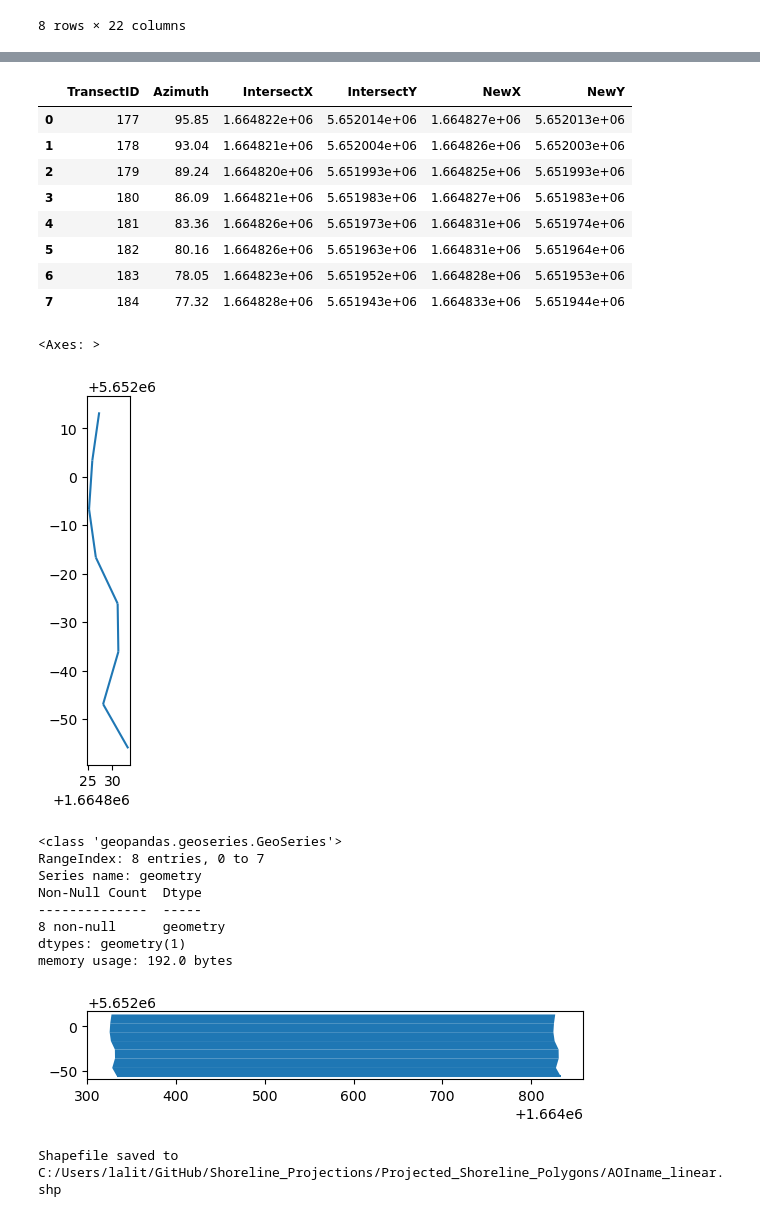
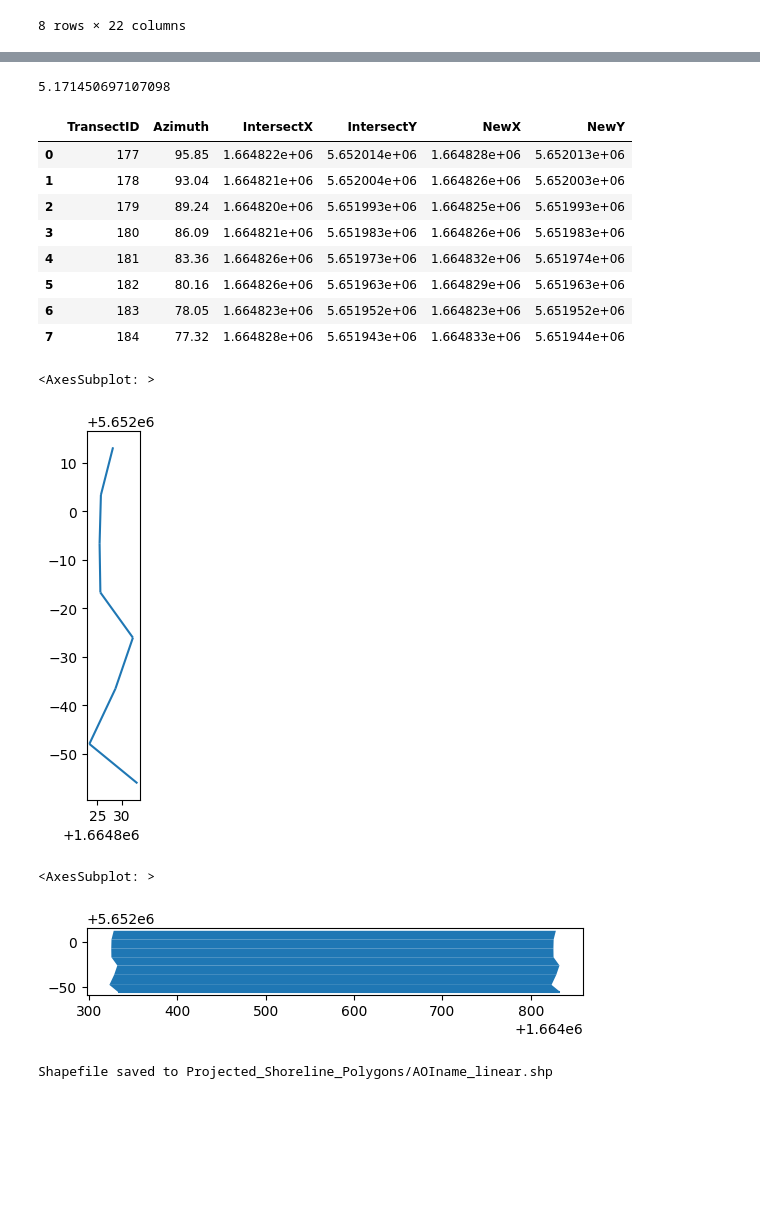
Before and after one commit to RNC-Research-Group/CliffErosion_Projections, a Jupyter notebook: Shoreline Projection Linear.ipynb, the cells around one changed output, grey strips where cells are left out. Saved outputs shown, nothing was run; the diff lists cells and outputs as text; code cells hidden in the pictures; blank space fills up the shorter version.

```diff
--- a/Shoreline Projection Linear.ipynb
+++ b/Shoreline Projection Linear.ipynb
@@ -11,8 +11,9 @@ from shapely.affinity import translate
 from shapely.geometry import Polygon
 # %%
 #Load shapefile
-TestPoints = gpd.read_file ('C:/Users/lalit/GitHub/Shoreline_Projections/Shapefiles/CapeEgmont_TEST_intersect3.shp')
+TestPoints = gpd.read_file('Shapefiles/CapeEgmont_TEST_intersect3.shp')
 
+TestPoints.crs = 2193
 #View shapefile table
 TestPoints
 # %% [output]
@@ -112,7 +121,7 @@ distances = np.array(TestPoints['Distance'])  # Replace with your distance value
 
 # Convert datetime to numerical values (days since a reference date)
 reference_date = pd.to_datetime('1950-01-01')
-numerical_dates = (dates - reference_date).dt.days
+numerical_dates = (dates - reference_date).dt.days / 365.25
 
 # Group data by Transect ID
 grouped = TestPoints.groupby('TransectID')
@@ -121,14 +130,14 @@ grouped = TestPoints.groupby('TransectID')
 results = []
 for group_name, group_data in grouped:
     # Convert datetime to numerical values (days since a reference date)
-    group_data['NumericalDate'] = (group_data['Date'] - reference_date).dt.days
+    group_data['NumericalDate'] = (group_data['Date'] - reference_date).dt.days / 365.25
 
     coefficients = np.polyfit(group_data['NumericalDate'], group_data['Distance'], 1)
     slope = coefficients[0]
     intercept = coefficients[1]
 
     # Calculate the predicted distance for the target date (2100-01-01)
-    numerical_target_date = (pd.to_datetime('2100-01-01') - reference_date).days
+    numerical_target_date = (pd.to_datetime('2100-01-01') - reference_date).days / 365.25
     predicted_distance_target = slope * numerical_target_date + intercept
 
     results.append({
@@ -147,9 +156,11 @@ print(results_df)
 # Calculate the absolute difference between the predicted distances and the old distances for each Transect ID
 plt.figure(figsize=(10, 6))
 
+distance_lookup = {}
+
 for group_name, group_data in grouped:
     # Convert datetime to numerical values (days since a reference date)
-    group_data['NumericalDate'] = (group_data['Date'] - reference_date).dt.days
+    group_data['NumericalDate'] = (group_data['Date'] - reference_date).dt.days / 365.25
 
     coefficients = np.polyfit(group_data['NumericalDate'], group_data['Distance'], 1)
     slope = coefficients[0]
@@ -161,11 +172,12 @@ for group_name, group_data in grouped:
     predicted_distance_last_old = slope * numerical_last_old_date + intercept
 
     # Calculate the predicted distance for the target date
-    numerical_target_date = (pd.to_datetime('2100-01-01') - reference_date).days
+    numerical_target_date = (pd.to_datetime('2100-01-01') - reference_date).days / 365.25
     predicted_distance_target = slope * numerical_target_date + intercept
 
     # Calculate the absolute difference between the predicted distances
     distance_difference = abs(predicted_distance_last_old - predicted_distance_target)
+    distance_lookup[group_name] = distance_difference
 
     plt.scatter(group_data['Date'], group_data['Distance'], label=f'Transect {group_name}')
     plt.plot(group_data['Date'], slope * group_data['NumericalDate'] + intercept, label=f'Linear Fit {group_name}')
@@ -223,7 +246,7 @@ memory usage: 608.0+ bytes
 None
 # %%
 # Replace 'path_to_shapefile' with the actual path to your shapefile
-shapefile_path = ('C:/Users/lalit/GitHub/Shoreline_Projections/Shapefiles/CapeEgmont_TEST_Line3.shp')
+shapefile_path = ('Shapefiles/CapeEgmont_TEST_Line3.shp')
 TransectLine = gpd.read_file(shapefile_path)
 
 #Line shapefiles have azimuth
@@ -242,32 +269,36 @@ TransectLine
+# %%
+distance_difference
+# %% [output]
+5.171450697107098
 # %%
 def calculate_new_coordinates(old_x, old_y, bearing, distance):
     bearing_radians = math.radians(bearing)
     new_x = old_x + (distance * math.sin(bearing_radians))
     new_y = old_y + (distance * math.cos(bearing_radians))
     return new_x, new_y
 
 # Calculate New X/Y coordinates for each Transect
 new_TransectLine = TransectLine[['TransectID', 'Azimuth']]
 new_TransectLine = new_TransectLine.merge(TestPoints_latest[['TransectID', 'IntersectX', 'IntersectY']], on = 'TransectID')
 
 new_TransectLine[['NewX', 'NewY']] = new_TransectLine.apply(lambda row: calculate_new_coordinates(row['IntersectX'],
                                                                                                  row['IntersectY'],
                                                                                                  row['Azimuth'],
-                                                                                                 distance_difference),
+                                                                                                 distance_lookup[row.TransectID]),
                                                            axis = 1,
                                                            result_type = 'expand')
 
 new_TransectLine = new_TransectLine.sort_values('TransectID', ascending = True)
 new_TransectLine
 # %% [output]
 |  | TransectID | Azimuth | IntersectX | IntersectY | NewX | NewY |
-| 0 | 177 | 95.85 | 1.664822e+06 | 5.652014e+06 | 1.664827e+06 | 5.652013e+06 |
+| 0 | 177 | 95.85 | 1.664822e+06 | 5.652014e+06 | 1.664828e+06 | 5.652013e+06 |
 | 1 | 178 | 93.04 | 1.664821e+06 | 5.652004e+06 | 1.664826e+06 | 5.652003e+06 |
 | 2 | 179 | 89.24 | 1.664820e+06 | 5.651993e+06 | 1.664825e+06 | 5.651993e+06 |
-| 3 | 180 | 86.09 | 1.664821e+06 | 5.651983e+06 | 1.664827e+06 | 5.651983e+06 |
-| 4 | 181 | 83.36 | 1.664826e+06 | 5.651973e+06 | 1.664831e+06 | 5.651974e+06 |
-| 5 | 182 | 80.16 | 1.664826e+06 | 5.651963e+06 | 1.664831e+06 | 5.651964e+06 |
-| 6 | 183 | 78.05 | 1.664823e+06 | 5.651952e+06 | 1.664828e+06 | 5.651953e+06 |
+| 3 | 180 | 86.09 | 1.664821e+06 | 5.651983e+06 | 1.664826e+06 | 5.651983e+06 |
+| 4 | 181 | 83.36 | 1.664826e+06 | 5.651973e+06 | 1.664832e+06 | 5.651974e+06 |
+| 5 | 182 | 80.16 | 1.664826e+06 | 5.651963e+06 | 1.664829e+06 | 5.651963e+06 |
+| 6 | 183 | 78.05 | 1.664823e+06 | 5.651952e+06 | 1.664823e+06 | 5.651952e+06 |
 | 7 | 184 | 77.32 | 1.664828e+06 | 5.651943e+06 | 1.664833e+06 | 5.651944e+06 |
 # %%
 # Convert Dataframe to geodataframe
@@ -283,8 +314,8 @@ new_TransectLine['geometry'] = new_TransectLine.apply(lambda row: LineString([ro
                                                  axis = 1)
 new_TransectLine.plot()
 # %% [output]
-<Axes: >
+<AxesSubplot: >
-[figure, old version]
+[figure, new version]
 # %%
 #Need to add code to convert line to polygon extending 500m to the left side
 def extend(line):
@@ -294,14 +325,7 @@ Shoreline_polygon = new_TransectLine.geometry.apply(extend)
 
 Shoreline_polygon.plot()
 # %% [output]
-<class 'geopandas.geoseries.GeoSeries'>
-RangeIndex: 8 entries, 0 to 7
-Series name: geometry
-Non-Null Count  Dtype
---------------  -----
-8 non-null      geometry
-dtypes: geometry(1)
-memory usage: 192.0 bytes
+<AxesSubplot: >
 [figure]
 # %%
 # Assuming Shoreline_polygon is a GeoSeries containing your geometries
@@ -312,7 +336,7 @@ Shoreline_polygon = gpd.GeoSeries(Shoreline_polygon)
 filtered_geometries = Shoreline_polygon[Shoreline_polygon.type == 'Polygon']
 
 # Define the path where you want to save the shapefile
-output_shapefile = "C:/Users/lalit/GitHub/Shoreline_Projections/Projected_Shoreline_Polygons/AOIname_linear.shp"
+output_shapefile = "Projected_Shoreline_Polygons/AOIname_linear.shp"
 
 # Create a GeoDataFrame from the filtered POLYGON geometries
 gdf = gpd.GeoDataFrame(geometry=filtered_geometries)
@@ -323,4 +347,4 @@ gdf.to_file(output_shapefile)
 # Verify that the shapefile has been created successfully
 print(f"Shapefile saved to {output_shapefile}")
 # %% [output]
-Shapefile saved to C:/Users/lalit/GitHub/Shoreline_Projections/Projected_Shoreline_Polygons/AOIname_linear.shp
+Shapefile saved to Projected_Shoreline_Polygons/AOIname_linear.shp
```
Also changed, not shown: parts of 6 cells of this notebook.
